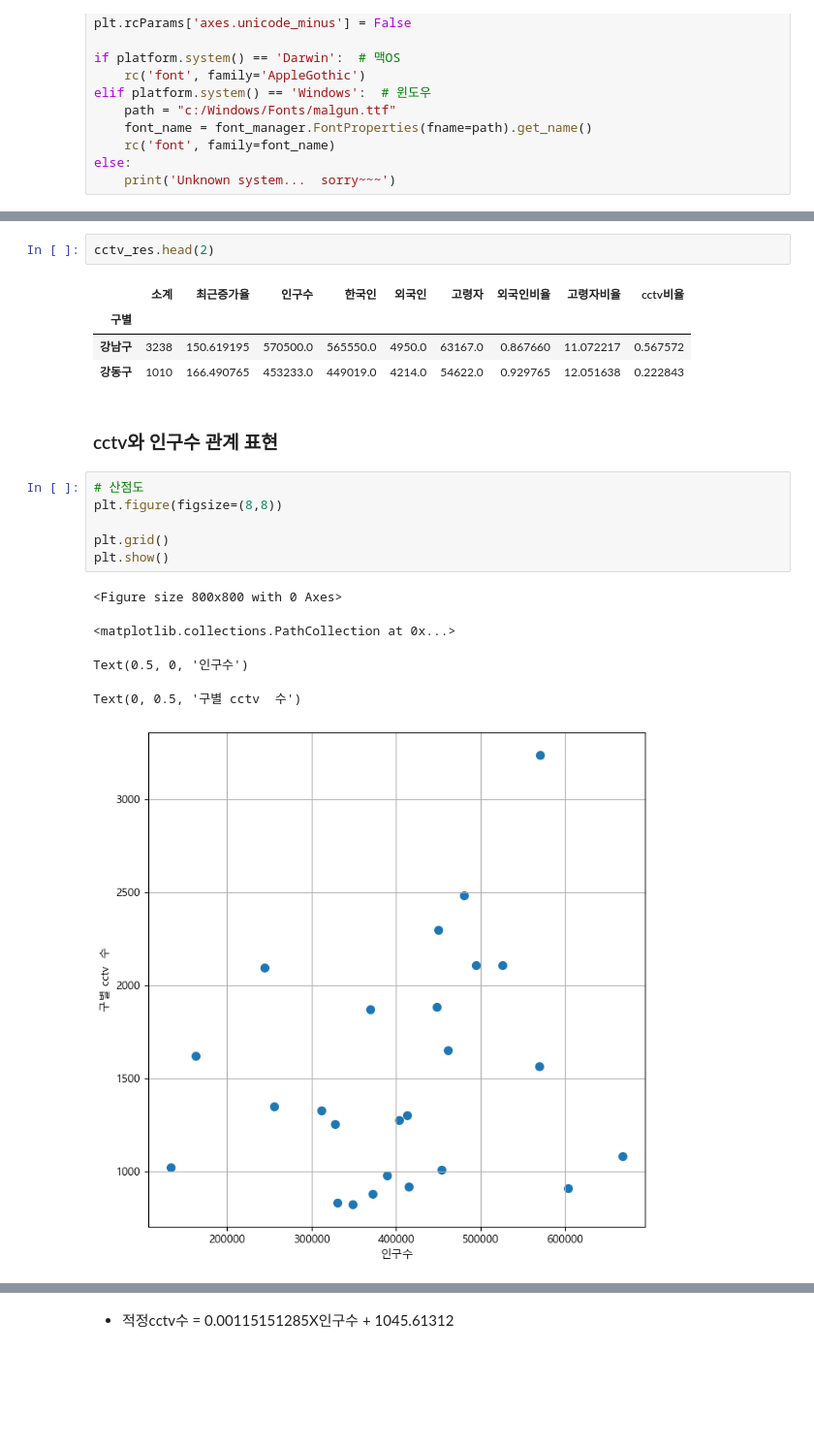
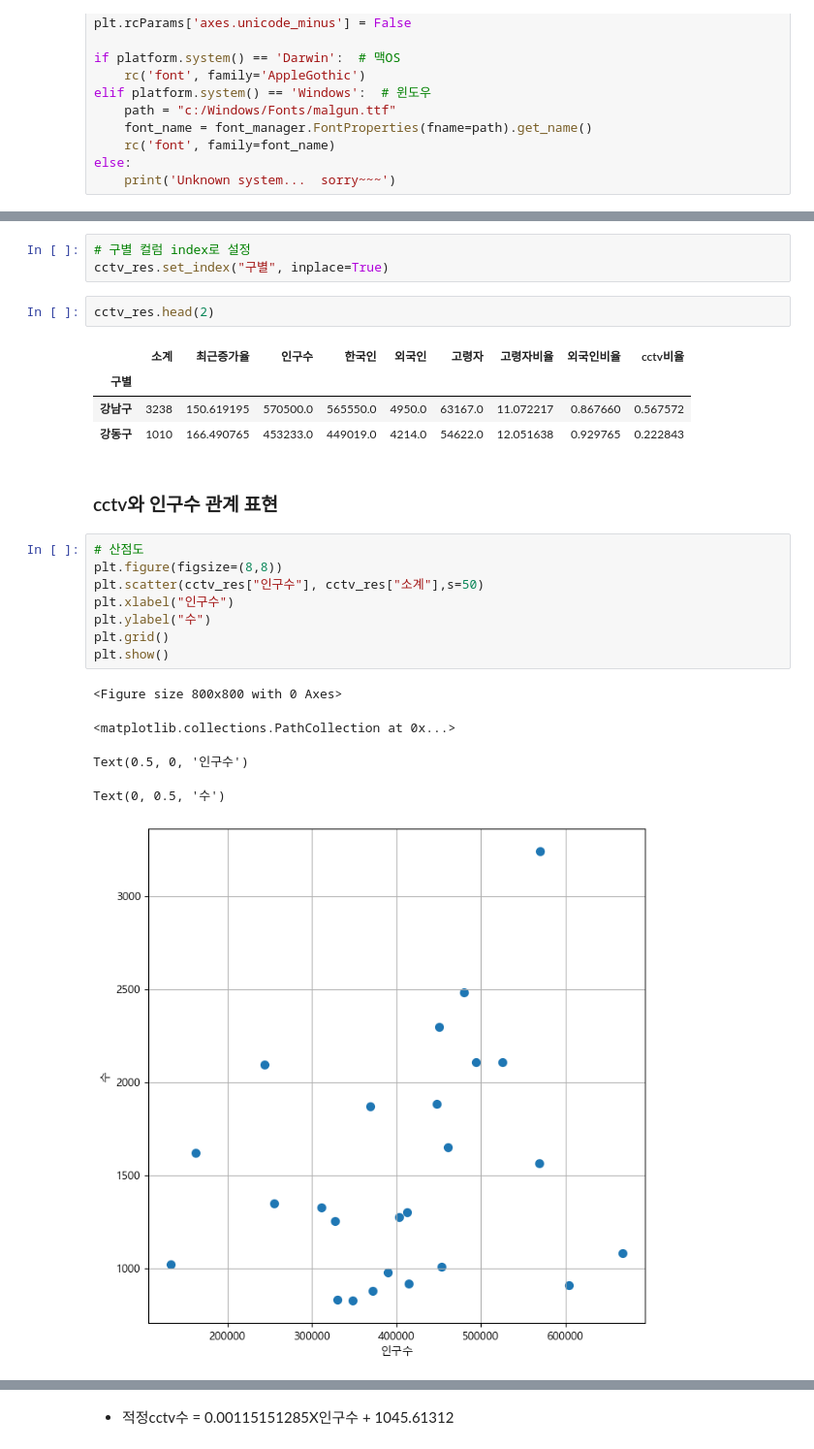
Before and after one commit to ahnyoungjoon00/a_data_engineer, a Jupyter notebook: j_dsde/DS/수업용0207/시각화분석응용예제/응용예제2_1 cctv와 인구분석2.ipynb, the cells around one changed output, grey strips where cells are left out. Shown at 97% size. Saved outputs shown, nothing was run; the diff lists cells and outputs as text; blank space fills up the shorter version.

```diff
--- a/j_dsde/DS/수업용0207/시각화분석응용예제/응용예제2_1 cctv와 인구분석2.ipynb
+++ b/j_dsde/DS/수업용0207/시각화분석응용예제/응용예제2_1 cctv와 인구분석2.ipynb
@@ -44,23 +47,28 @@ cctv_res.head()
+# %%
+# 구별 컬럼 index로 설정
+cctv_res.set_index("구별", inplace=True)
 # %%
 cctv_res.head(2)
 # %% [output]
-|  | 소계 | 최근증가율 | 인구수 | 한국인 | 외국인 | 고령자 | 외국인비율 | 고령자비율 | cctv비율 |
+|  | 소계 | 최근증가율 | 인구수 | 한국인 | 외국인 | 고령자 | 고령자비율 | 외국인비율 | cctv비율 |
 | 구별 |  |  |  |  |  |  |  |  |  |
-| 강남구 | 3238 | 150.619195 | 570500.0 | 565550.0 | 4950.0 | 63167.0 | 0.867660 | 11.072217 | 0.567572 |
-| 강동구 | 1010 | 166.490765 | 453233.0 | 449019.0 | 4214.0 | 54622.0 | 0.929765 | 12.051638 | 0.222843 |
+| 강남구 | 3238 | 150.619195 | 570500.0 | 565550.0 | 4950.0 | 63167.0 | 11.072217 | 0.867660 | 0.567572 |
+| 강동구 | 1010 | 166.490765 | 453233.0 | 449019.0 | 4214.0 | 54622.0 | 12.051638 | 0.929765 | 0.222843 |
 # %% [markdown]
 ###  cctv와 인구수 관계 표현
 # %%
 # 산점도
 plt.figure(figsize=(8,8))
-
+plt.scatter(cctv_res["인구수"], cctv_res["소계"],s=50)
+plt.xlabel("인구수")
+plt.ylabel("수")
 plt.grid()
 plt.show()
 # %% [output]
 <Figure size 800x800 with 0 Axes>
 <matplotlib.collections.PathCollection at 0x...>
 Text(0.5, 0, '인구수')
-Text(0, 0.5, '구별 cctv  수')
+Text(0, 0.5, '수')
-[figure, old version]
+[figure, new version]
 # %% [markdown]
 ### 구별 인구수와 구별 cctv 수의 관계를 대표하는 직선 그리기\
```
Also changed, not shown: parts of 15 cells of this notebook.
